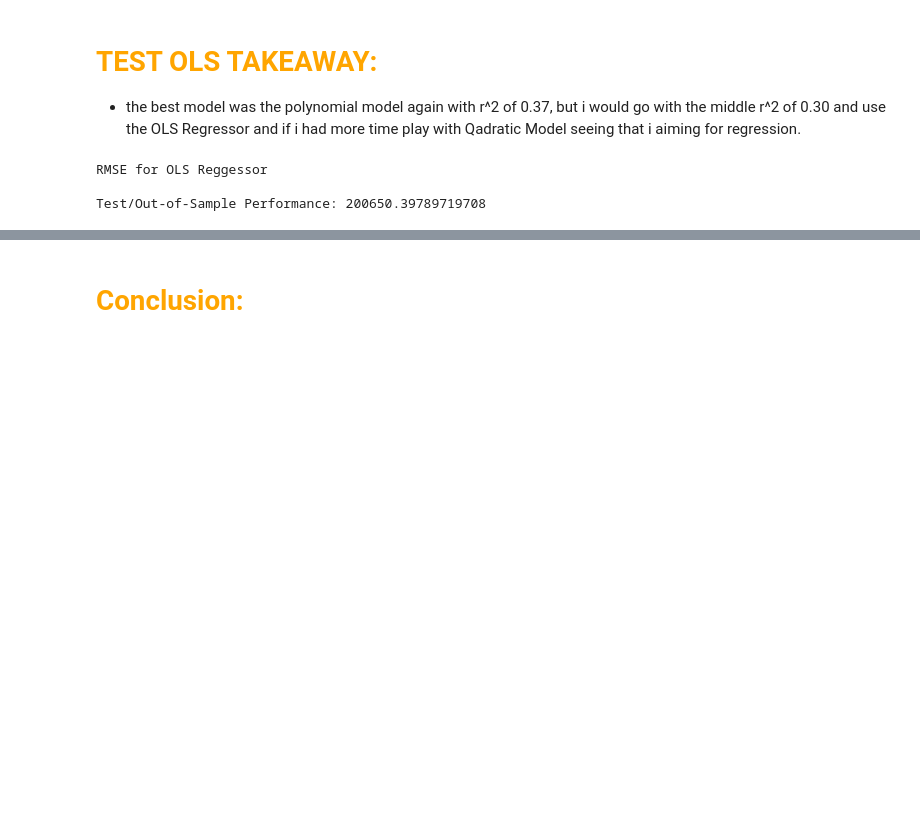
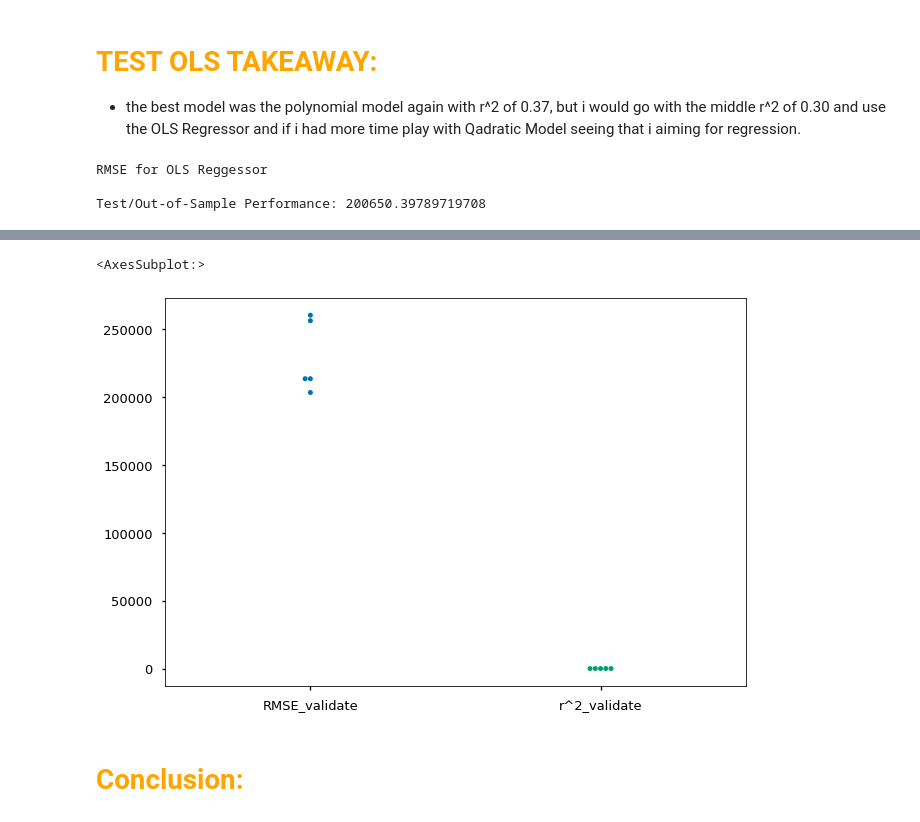
Before and after one commit to Swate101/Regression_Project, a Jupyter notebook: Final_Zillow_Joey.ipynb, the cells around one changed output, grey strips where cells are left out. Cells and saved outputs as stored; diff of their text form; code cells hidden in the pictures; blank space fills up the shorter version.

```diff
--- a/Final_Zillow_Joey.ipynb
+++ b/Final_Zillow_Joey.ipynb
@@ -1358,3 +1358,8 @@ sns.scatterplot(data = y_test)
+# %%
+sns.swarmplot(data = metric_df )
+# %% [output]
+<AxesSubplot:>
+[figure, added]
 # %% [markdown]
 # <span style="color:orange;"> Conclusion: </span>
 # %% [markdown]
```
Also changed, not shown: parts of 13 cells of this notebook.
